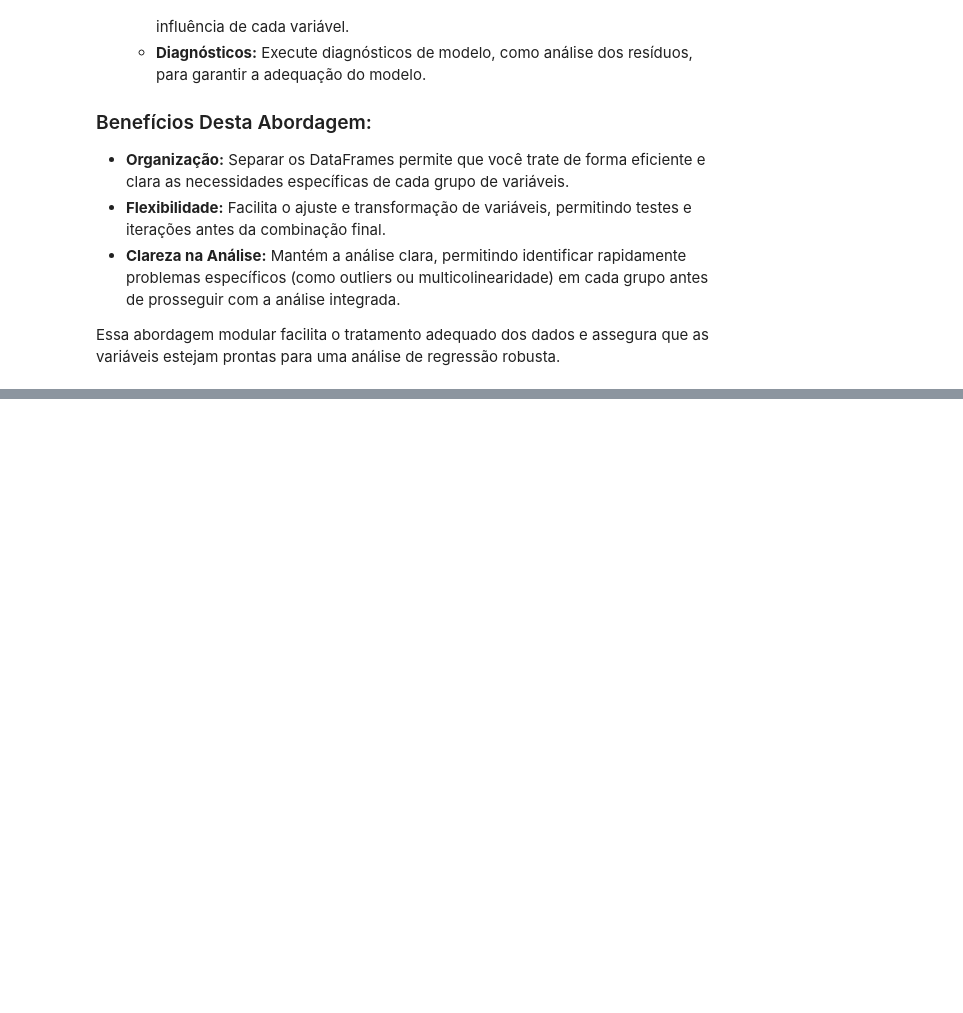
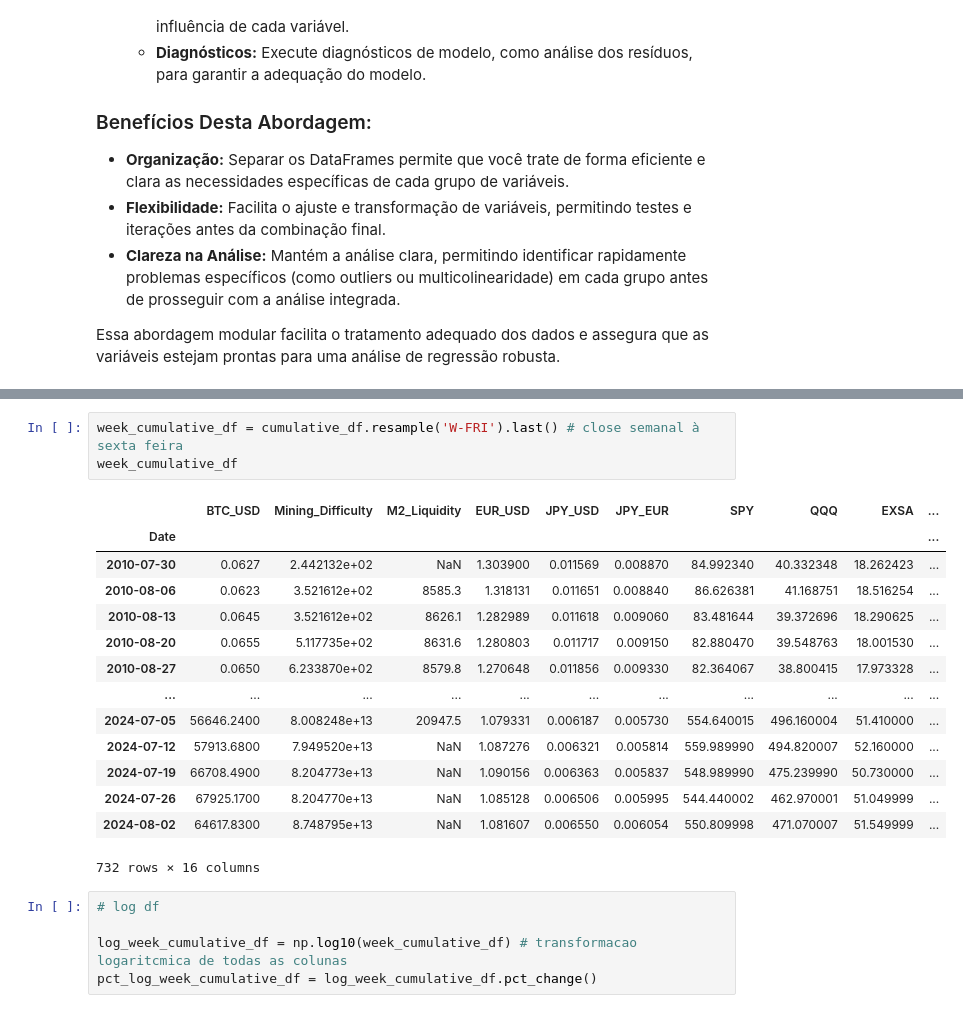
Before and after one commit to notp1ssed/ProjetoFinal-PosGraduacaoEngenhariaFinanceira, a Jupyter notebook: projeto_download_join_data.ipynb, the cells around one changed output, grey strips where cells are left out. Drawn from its saved outputs; the diff is of its cells as text; blank space fills up the shorter version.

```diff
--- a/projeto_download_join_data.ipynb
+++ b/projeto_download_join_data.ipynb
@@ -478,0 +545,23 @@ Essa abordagem modular facilita o tratamento adequado dos dados e assegura que a
+# %%
+week_cumulative_df = cumulative_df.resample('W-FRI').last() # close semanal à sexta feira
+week_cumulative_df
+# %% [output]
+|  | BTC_USD | Mining_Difficulty | M2_Liquidity | EUR_USD | JPY_USD | JPY_EUR | SPY | QQQ | EXSA | ... |
+| Date |  |  |  |  |  |  |  |  |  | ... |
+| 2010-07-30 | 0.0627 | 2.442132e+02 | NaN | 1.303900 | 0.011569 | 0.008870 | 84.992340 | 40.332348 | 18.262423 | ... |
+| 2010-08-06 | 0.0623 | 3.521612e+02 | 8585.3 | 1.318131 | 0.011651 | 0.008840 | 86.626381 | 41.168751 | 18.516254 | ... |
+| 2010-08-13 | 0.0645 | 3.521612e+02 | 8626.1 | 1.282989 | 0.011618 | 0.009060 | 83.481644 | 39.372696 | 18.290625 | ... |
+| 2010-08-20 | 0.0655 | 5.117735e+02 | 8631.6 | 1.280803 | 0.011717 | 0.009150 | 82.880470 | 39.548763 | 18.001530 | ... |
+| 2010-08-27 | 0.0650 | 6.233870e+02 | 8579.8 | 1.270648 | 0.011856 | 0.009330 | 82.364067 | 38.800415 | 17.973328 | ... |
+| ... | ... | ... | ... | ... | ... | ... | ... | ... | ... | ... |
+| 2024-07-05 | 56646.2400 | 8.008248e+13 | 20947.5 | 1.079331 | 0.006187 | 0.005730 | 554.640015 | 496.160004 | 51.410000 | ... |
+| 2024-07-12 | 57913.6800 | 7.949520e+13 | NaN | 1.087276 | 0.006321 | 0.005814 | 559.989990 | 494.820007 | 52.160000 | ... |
+| 2024-07-19 | 66708.4900 | 8.204773e+13 | NaN | 1.090156 | 0.006363 | 0.005837 | 548.989990 | 475.239990 | 50.730000 | ... |
+| 2024-07-26 | 67925.1700 | 8.204770e+13 | NaN | 1.085128 | 0.006506 | 0.005995 | 544.440002 | 462.970001 | 51.049999 | ... |
+| 2024-08-02 | 64617.8300 | 8.748795e+13 | NaN | 1.081607 | 0.006550 | 0.006054 | 550.809998 | 471.070007 | 51.549999 | ... |
+732 rows × 16 columns
+# %%
+# log df
+
+log_week_cumulative_df = np.log10(week_cumulative_df) # transformacao logaritcmica de todas as colunas
+pct_log_week_cumulative_df = log_week_cumulative_df.pct_change()
```
Also changed, not shown: parts of 13 cells of this notebook, 4 other files.
